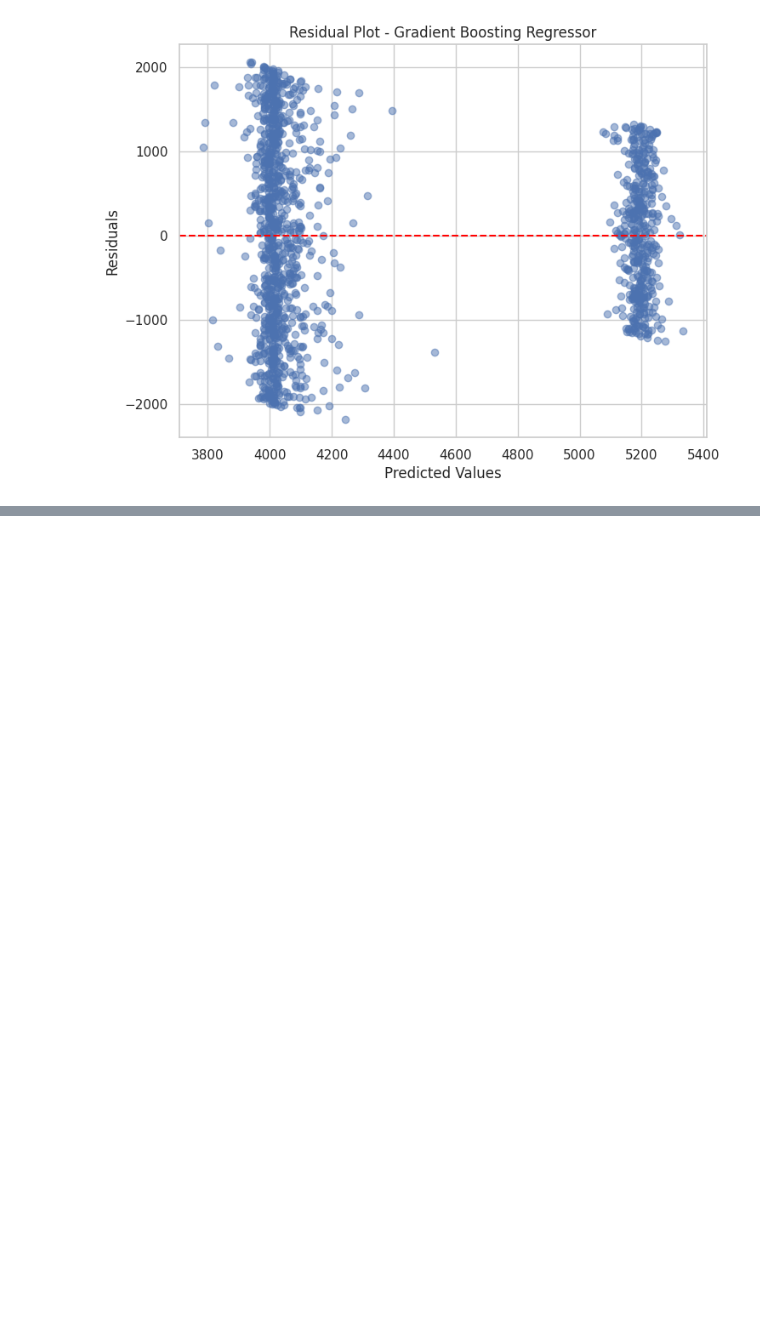
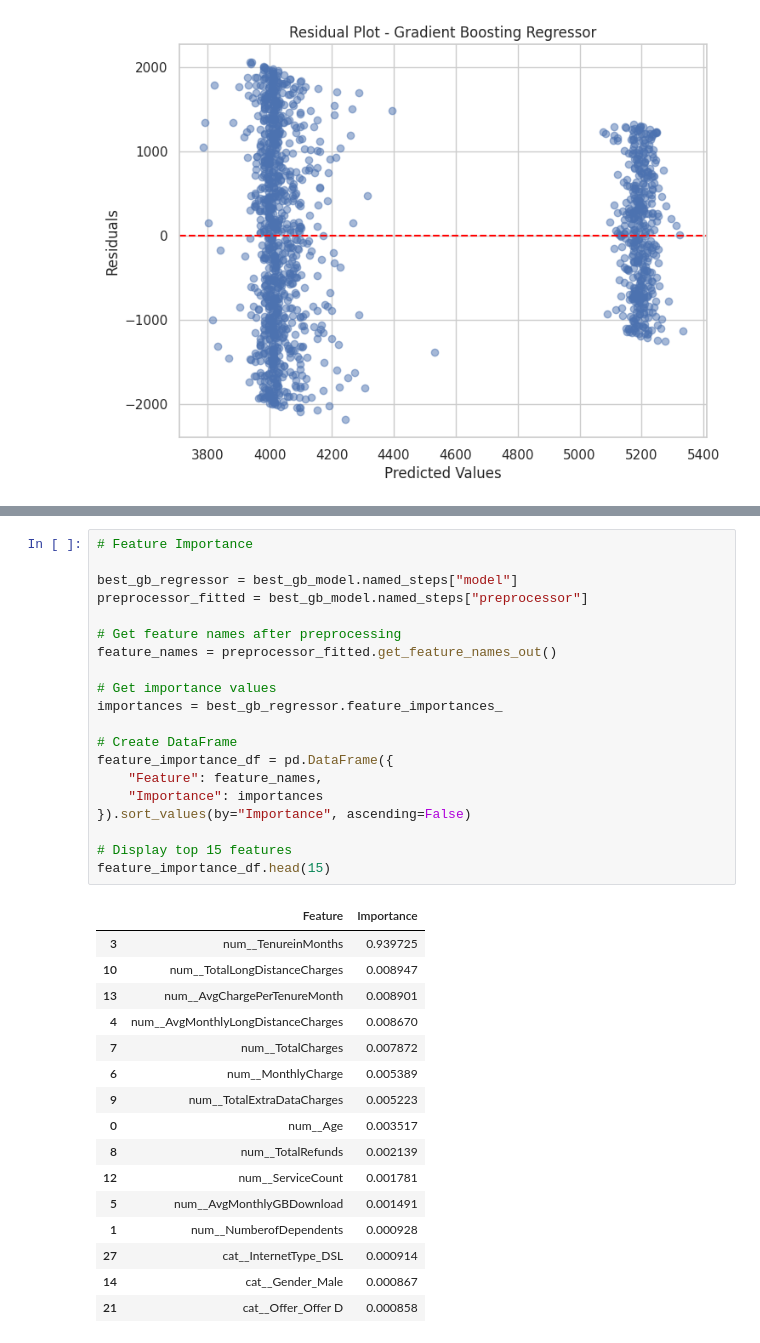
Before and after one commit to manaswiniyoshitha2006-netizen/ML-Evaluation, a Jupyter notebook: notebooks/regression.ipynb, the cells around one changed output, grey strips where cells are left out. Cells and saved outputs as stored; diff of their text form; blank space fills up the shorter version.

```diff
--- a/notebooks/regression.ipynb
+++ b/notebooks/regression.ipynb
@@ -2967,0 +2976,37 @@ plt.show()
+# %%
+# Feature Importance
+
+best_gb_regressor = best_gb_model.named_steps["model"]
+preprocessor_fitted = best_gb_model.named_steps["preprocessor"]
+
+# Get feature names after preprocessing
+feature_names = preprocessor_fitted.get_feature_names_out()
+
+# Get importance values
+importances = best_gb_regressor.feature_importances_
+
+# Create DataFrame
+feature_importance_df = pd.DataFrame({
+    "Feature": feature_names,
+    "Importance": importances
+}).sort_values(by="Importance", ascending=False)
+
+# Display top 15 features
+feature_importance_df.head(15)
+# %% [output]
+|  | Feature | Importance |
+| 3 | num__TenureinMonths | 0.939725 |
+| 10 | num__TotalLongDistanceCharges | 0.008947 |
+| 13 | num__AvgChargePerTenureMonth | 0.008901 |
+| 4 | num__AvgMonthlyLongDistanceCharges | 0.008670 |
+| 7 | num__TotalCharges | 0.007872 |
+| 6 | num__MonthlyCharge | 0.005389 |
+| 9 | num__TotalExtraDataCharges | 0.005223 |
+| 0 | num__Age | 0.003517 |
+| 8 | num__TotalRefunds | 0.002139 |
+| 12 | num__ServiceCount | 0.001781 |
+| 5 | num__AvgMonthlyGBDownload | 0.001491 |
+| 1 | num__NumberofDependents | 0.000928 |
+| 27 | cat__InternetType_DSL | 0.000914 |
+| 14 | cat__Gender_Male | 0.000867 |
+| 21 | cat__Offer_Offer D | 0.000858 |
```
Also changed, not shown: parts of 2 cells of this notebook.
